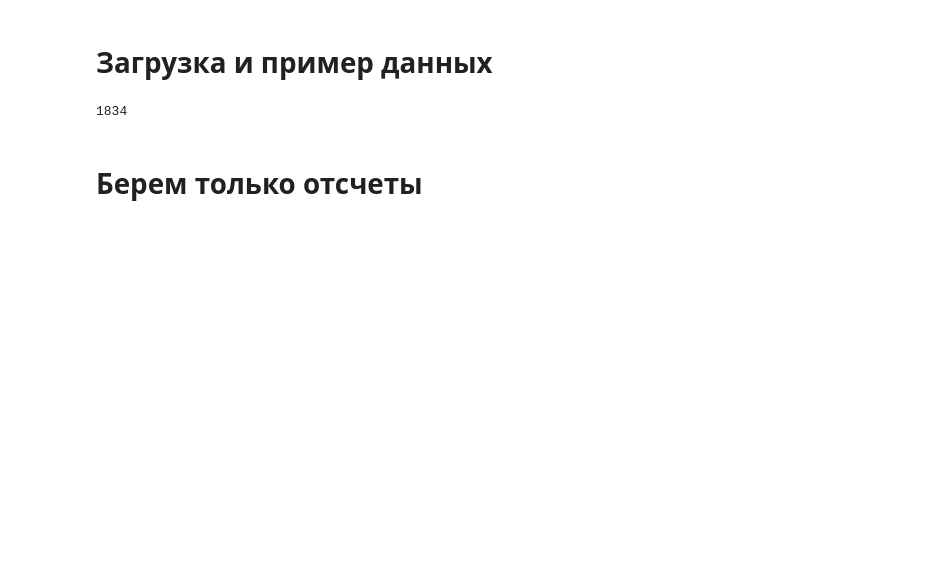
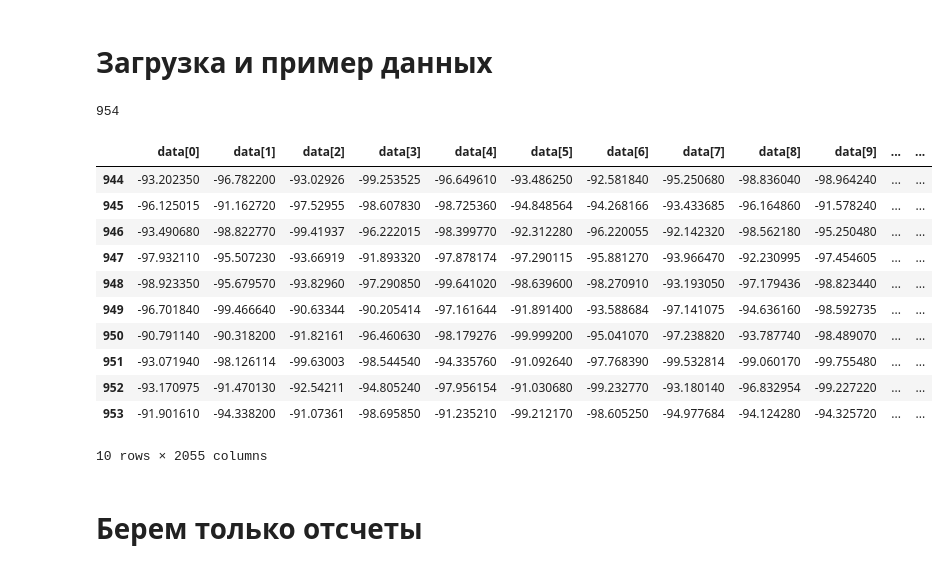
Before and after one commit to GrigoriyAkhmetshakirov/sample_collector, a Jupyter notebook: pandas_test.ipynb, the cells around one changed output. Cells and saved outputs as stored; diff of their text form; code cells hidden in the pictures; blank space fills up the shorter version.

```diff
--- a/pandas_test.ipynb
+++ b/pandas_test.ipynb
@@ -3,12 +3,25 @@ import pandas as pd
 # %% [markdown]
 # Загрузка и пример данных
 # %%
-data = pd.read_csv('data/data_2025-03-13_09-02-32.csv')
+data = pd.read_csv('data/data_2025-03-14_16-38-20.csv')
 len(data)
 # %% [output]
-1834
+954
 # %%
-data.head(10)
+data.tail(10)
+# %% [output]
+|  | data[0] | data[1] | data[2] | data[3] | data[4] | data[5] | data[6] | data[7] | data[8] | data[9] | ... | ... |
+| 944 | -93.202350 | -96.782200 | -93.02926 | -99.253525 | -96.649610 | -93.486250 | -92.581840 | -95.250680 | -98.836040 | -98.964240 | ... | ... |
+| 945 | -96.125015 | -91.162720 | -97.52955 | -98.607830 | -98.725360 | -94.848564 | -94.268166 | -93.433685 | -96.164860 | -91.578240 | ... | ... |
+| 946 | -93.490680 | -98.822770 | -99.41937 | -96.222015 | -98.399770 | -92.312280 | -96.220055 | -92.142320 | -98.562180 | -95.250480 | ... | ... |
+| 947 | -97.932110 | -95.507230 | -93.66919 | -91.893320 | -97.878174 | -97.290115 | -95.881270 | -93.966470 | -92.230995 | -97.454605 | ... | ... |
+| 948 | -98.923350 | -95.679570 | -93.82960 | -97.290850 | -99.641020 | -98.639600 | -98.270910 | -93.193050 | -97.179436 | -98.823440 | ... | ... |
+| 949 | -96.701840 | -99.466640 | -90.63344 | -90.205414 | -97.161644 | -91.891400 | -93.588684 | -97.141075 | -94.636160 | -98.592735 | ... | ... |
+| 950 | -90.791140 | -90.318200 | -91.82161 | -96.460630 | -98.179276 | -99.999200 | -95.041070 | -97.238820 | -93.787740 | -98.489070 | ... | ... |
+| 951 | -93.071940 | -98.126114 | -99.63003 | -98.544540 | -94.335760 | -91.092640 | -97.768390 | -99.532814 | -99.060170 | -99.755480 | ... | ... |
+| 952 | -93.170975 | -91.470130 | -92.54211 | -94.805240 | -97.956154 | -91.030680 | -99.232770 | -93.180140 | -96.832954 | -99.227220 | ... | ... |
+| 953 | -91.901610 | -94.338200 | -91.07361 | -98.695850 | -91.235210 | -99.212170 | -98.605250 | -94.977684 | -94.124280 | -94.325720 | ... | ... |
+10 rows × 2055 columns
 # %% [markdown]
 # Берем только отсчеты
 # %%
```
Also changed, not shown: parts of 3 cells of this notebook, 5 other files.
